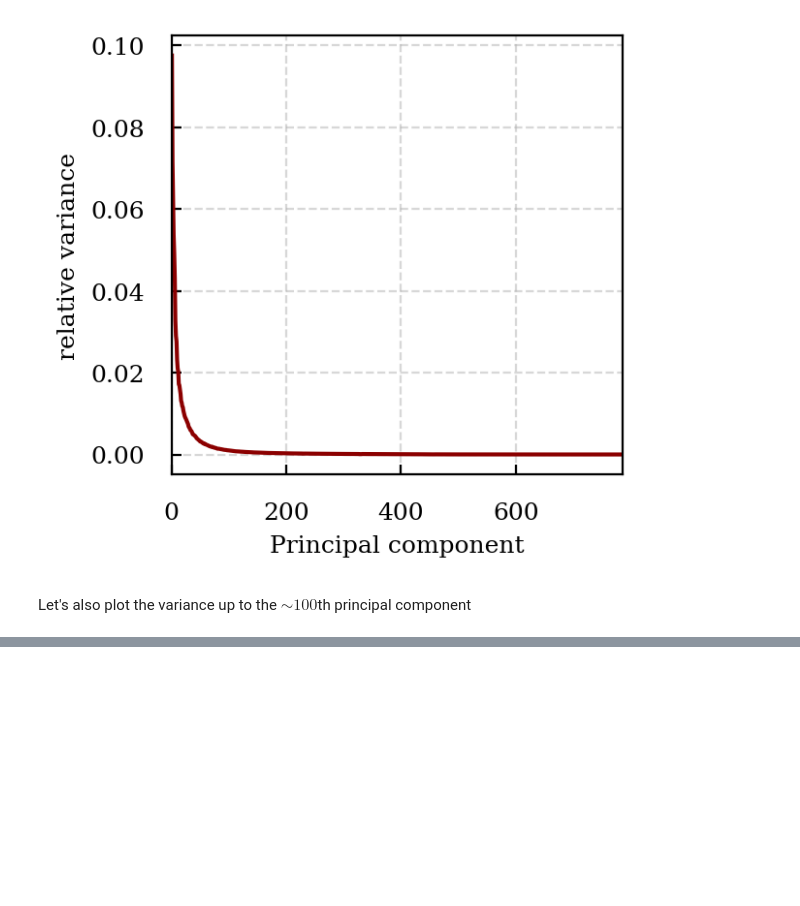
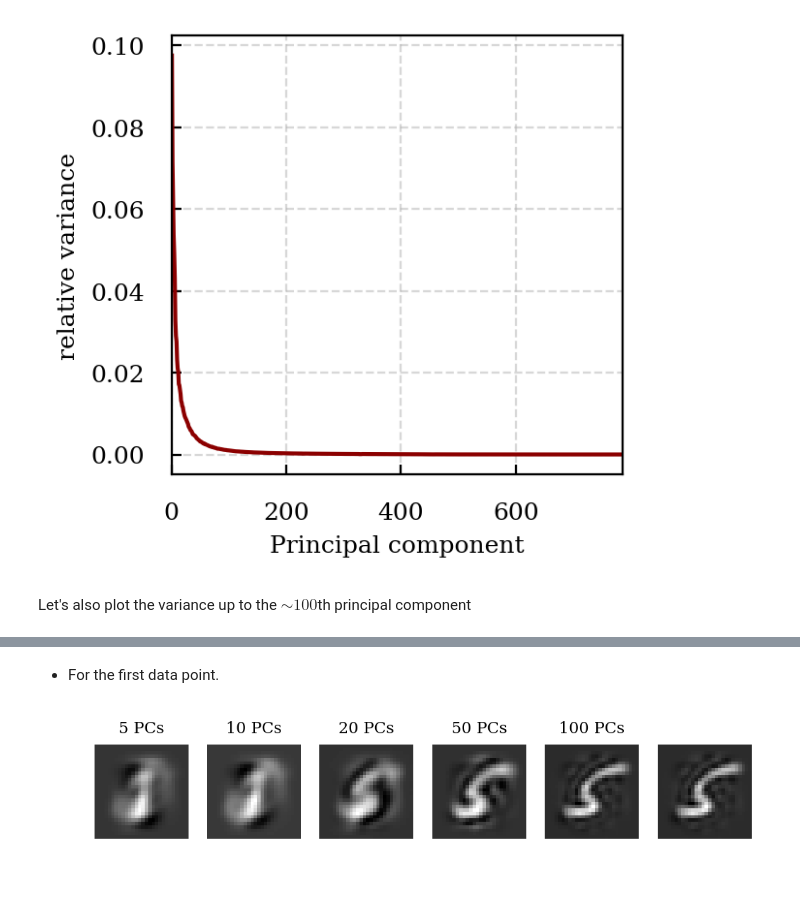
Before and after one commit to dtanoglidis/Machine-Learning-and-Large-Scale-Data-Analysis, a Jupyter notebook: HW2_Prob5_Tanoglidis.ipynb, the cells around one changed output, grey strips where cells are left out. Drawn from its saved outputs; the diff is of its cells as text; code cells hidden in the pictures; blank space fills up the shorter version.

```diff
--- a/HW2_Prob5_Tanoglidis.ipynb
+++ b/HW2_Prob5_Tanoglidis.ipynb
@@ -170,0 +196,49 @@ plt.show()
+# %%
+# First get the transpose of eig_vecs
+eigen_vec_mat = eig_vecs.T
+
+# Create the matrices with columns the first m principal components
+U_5 = (eigen_vec_mat[0:5]).T
+U_10 = (eigen_vec_mat[0:10]).T
+U_20 = (eigen_vec_mat[0:20]).T
+U_50 = (eigen_vec_mat[0:50]).T
+U_100 = (eigen_vec_mat[0:100]).T
+U_200 = (eigen_vec_mat[0:100]).T
+
+# Create the projection matrices:
+P_5 = np.matmul(U_5, U_5.T)
+P_10 = np.matmul(U_10, U_10.T)
+P_20 = np.matmul(U_20, U_20.T)
+P_50 = np.matmul(U_50, U_50.T)
+P_100 = np.matmul(U_100, U_100.T)
+P_200 = np.matmul(U_100, U_200.T)
+# %% [markdown]
+- For the first data point.
+# %%
+X_first = data_train_new[0]
+
+# Create the projection/deprojections
+X_pdj_5 = np.matmul(P_5,X_first) + data_means
+X_pdj_10 = np.matmul(P_10,X_first) + data_means
+X_pdj_20 = np.matmul(P_20,X_first) + data_means
+X_pdj_50 = np.matmul(P_50,X_first) + data_means
+X_pdj_100 = np.matmul(P_100,X_first) + data_means
+X_pdj_200 = np.matmul(P_200,X_first) + data_means
+
+X_projections = [X_pdj_5,X_pdj_10,X_pdj_20,X_pdj_50,X_pdj_100,X_pdj_200]
+# %%
+nrows = 1
+ncols = 6
+j = [5,10,20,50,100,200]
+
+plt.figure(figsize=(ncols, nrows))
+for i in xrange(nrows*ncols):
+    plt.title("{0} PCs".format(j[i-1]), fontsize=8)
+    plt.subplot(nrows, ncols, i+1)
+    plt.imshow(X_projections[i].reshape((28,28)), cmap='gray')
+    plt.axis('off')
+
+plt.axis('off')
+plt.show()
+# %% [output]
+[figure, added]
```
Also changed, not shown: parts of 7 cells of this notebook.
